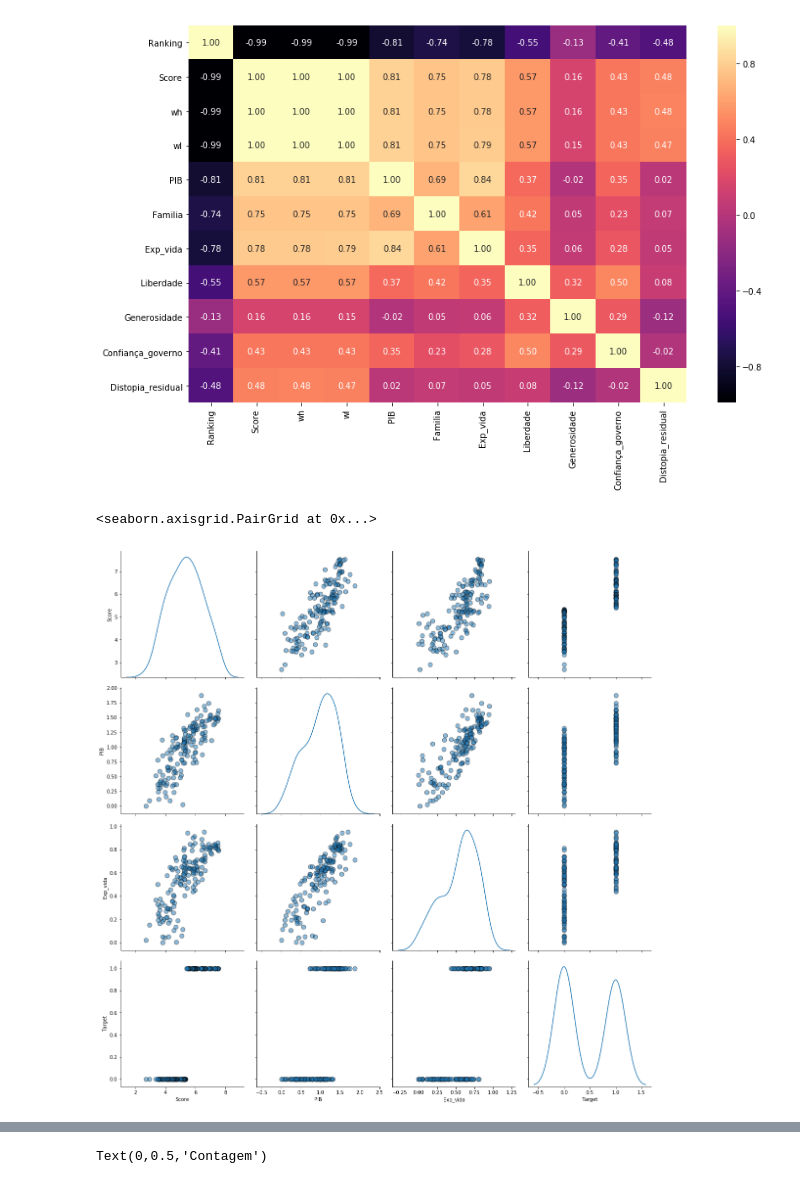
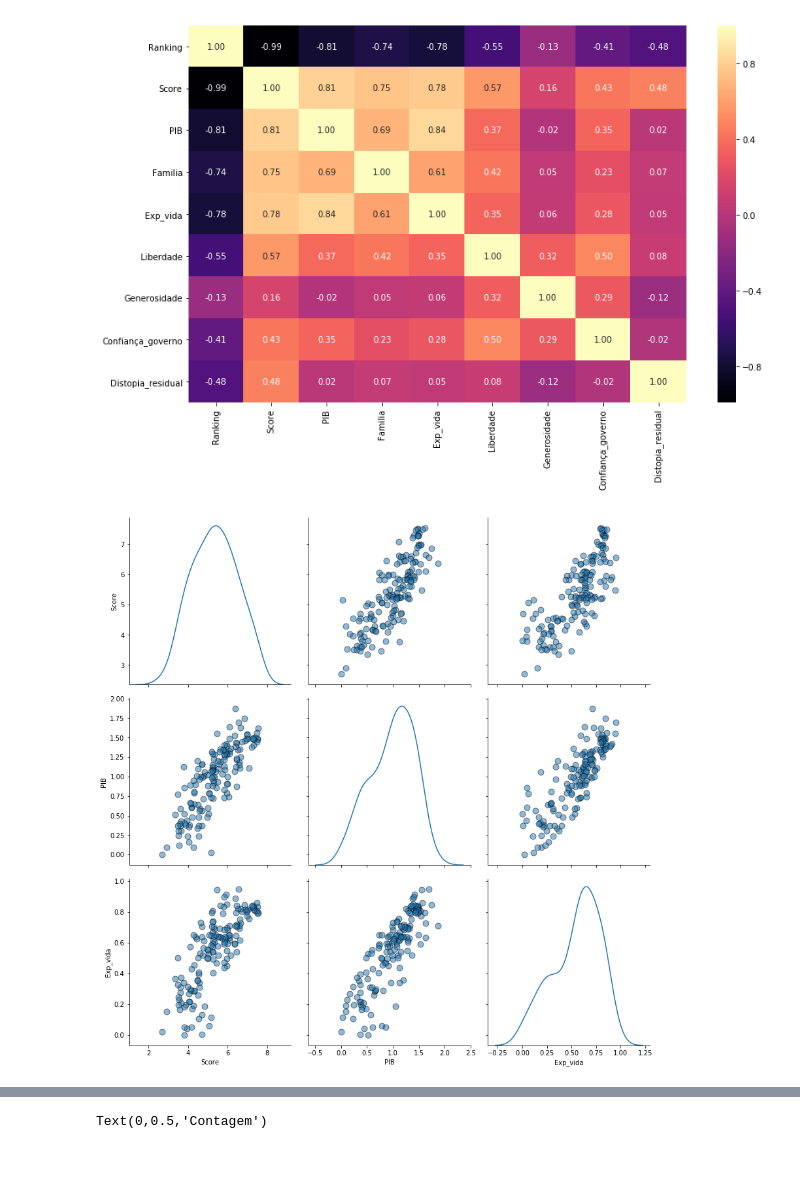
Before and after one commit to ThiagoMunich/Data-Science, a Jupyter notebook: Happiness.ipynb, the cells around one changed output, grey strips where cells are left out. Saved outputs shown, nothing was run; the diff lists cells and outputs as text; code cells hidden in the pictures.

```diff
--- a/Happiness.ipynb
+++ b/Happiness.ipynb
@@ -16,5 +19,8 @@ df = pd.read_csv(path)
 # %%
 # Renomeando as colunas
 df.columns = 'Pais Ranking Score wh wl PIB Familia Exp_vida Liberdade Generosidade Confiança_governo Distopia_residual'.split()
+# %%
+# Excluindo duas colunas redundantes
+df.drop(['wh','wl'],axis=1,inplace=True)
 # %%
 # Scatter plot de duas colunas do dataframe
@@ -30,16 +34,15 @@ plt.figure(figsize=(12,8))
 sb.heatmap(df.corr(),annot=True,cmap='magma',fmt='.2f')
 plt.tight_layout()
 # %% [output]
-[figure, old version]
+[figure, new version]
 # %%
 # Pair plot das variáveis: Score, PIB e expectativa de vida
 sb.pairplot(df,
-            vars = ['Score','PIB','Exp_vida','Target'],
+            vars = ['Score','PIB','Exp_vida'],
             diag_kind ='kde',
             plot_kws = {'alpha': 0.5, 's': 80, 'edgecolor': 'k'},
-            size=4)
+            size=4);
 # %% [output]
-<seaborn.axisgrid.PairGrid at 0x...>
-[figure, old version]
+[figure, new version]
 # %%
 # KDE das variáveis: Score e PIB
```
Also changed, not shown: parts of 17 cells of this notebook.
